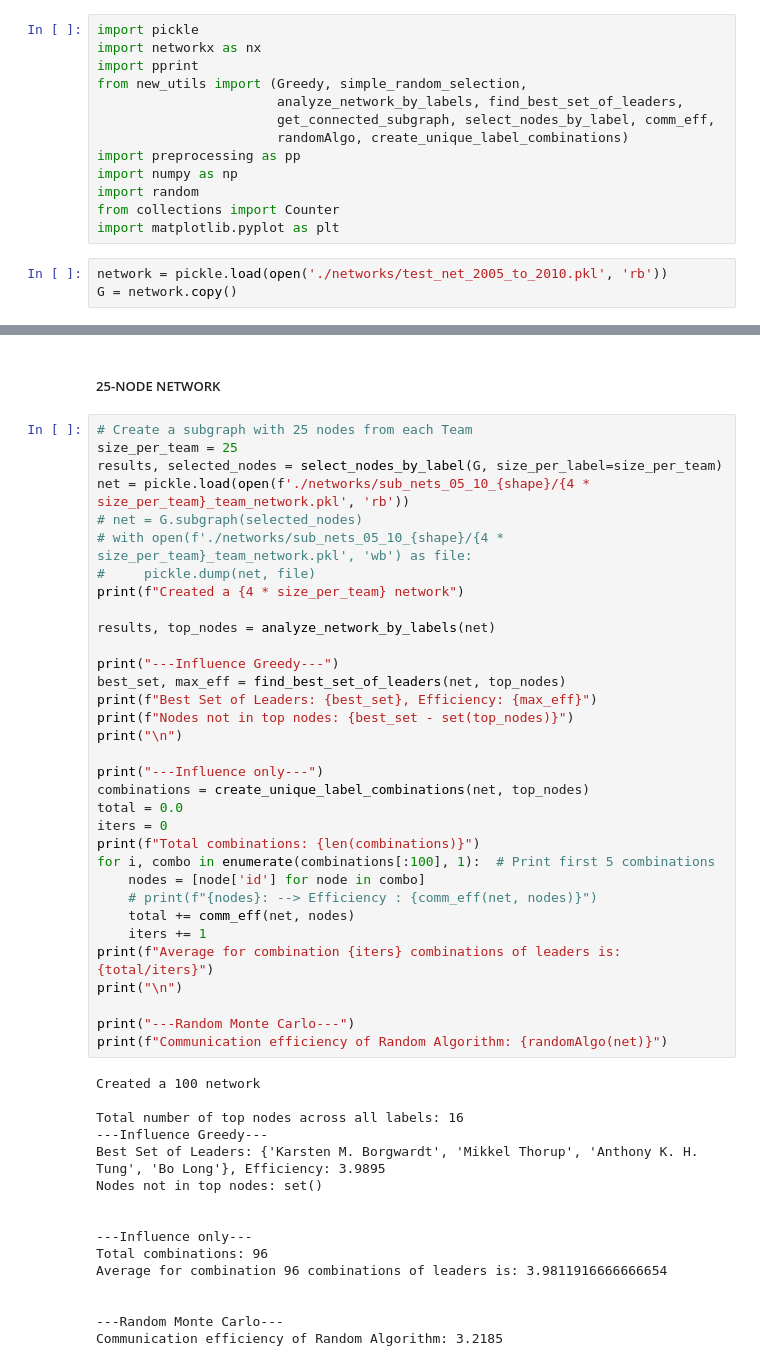
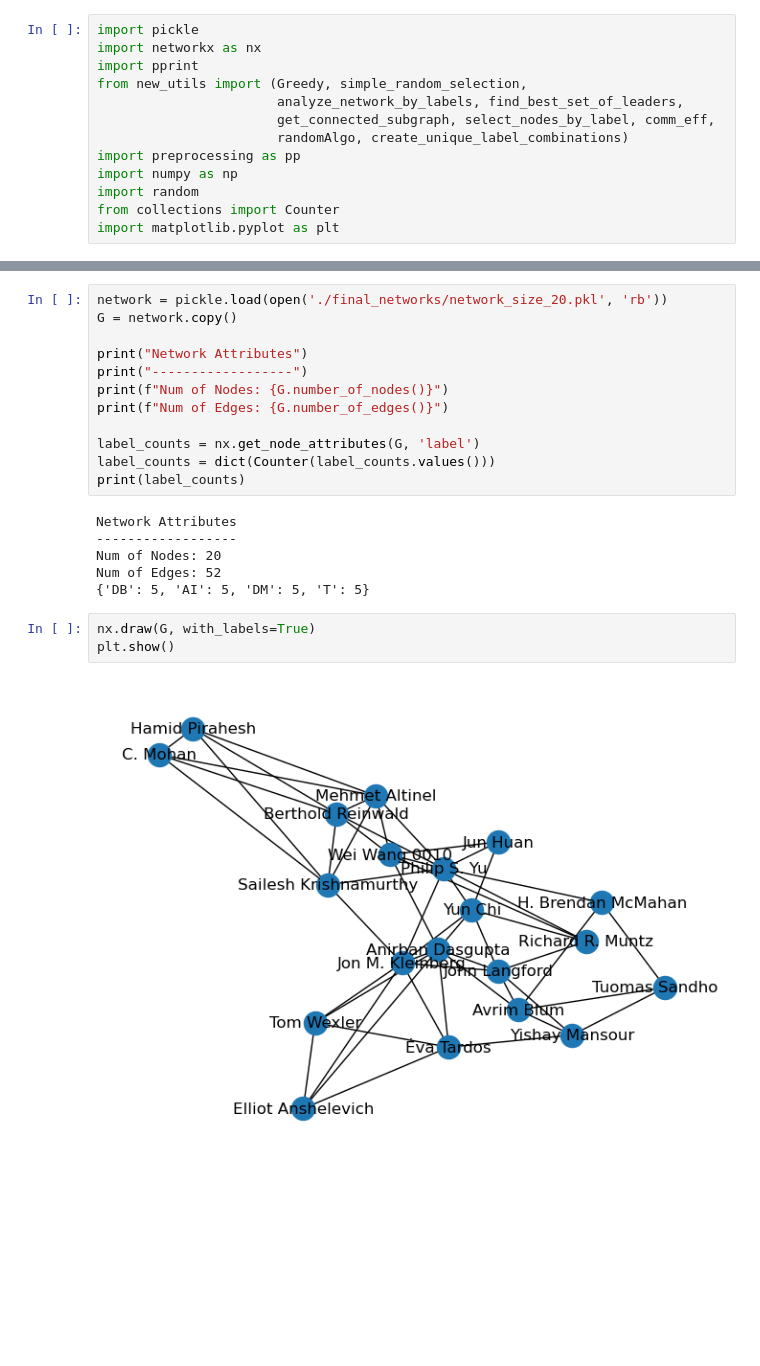
Before and after one commit to twumasimb/DBLP-Analysis, a Jupyter notebook: new_experiment_updates.ipynb, the cells around one changed output, grey strips where cells are left out. Cells and saved outputs as stored; diff of their text form; blank space fills up the shorter version.

```diff
--- a/new_experiment_updates.ipynb
+++ b/new_experiment_updates.ipynb
@@ -11,6 +11,3 @@ import numpy as np
 import random
 from collections import Counter
 import matplotlib.pyplot as plt
-# %%
-network = pickle.load(open('./networks/test_net_2005_to_2010.pkl', 'rb'))
-G = network.copy()
@@ -236,51 +14,23 @@ Communication efficiency of Random Algorithm: 3.444
-# %% [markdown]
-##### 25-NODE NETWORK
-# %%
-# Create a subgraph with 25 nodes from each Team
-size_per_team = 25
-results, selected_nodes = select_nodes_by_label(G, size_per_label=size_per_team)
-net = pickle.load(open(f'./networks/sub_nets_05_10_{shape}/{4 * size_per_team}_team_network.pkl', 'rb'))
-# net = G.subgraph(selected_nodes)
-# with open(f'./networks/sub_nets_05_10_{shape}/{4 * size_per_team}_team_network.pkl', 'wb') as file:
-#     pickle.dump(net, file)
-print(f"Created a {4 * size_per_team} network")
-
-results, top_nodes = analyze_network_by_labels(net)
-
-print("---Influence Greedy---")
-best_set, max_eff = find_best_set_of_leaders(net, top_nodes)
-print(f"Best Set of Leaders: {best_set}, Efficiency: {max_eff}")
-print(f"Nodes not in top nodes: {best_set - set(top_nodes)}")
-print("\n")
-
-print("---Influence only---")
-combinations = create_unique_label_combinations(net, top_nodes)
-total = 0.0
-iters = 0
-print(f"Total combinations: {len(combinations)}")
-for i, combo in enumerate(combinations[:100], 1):  # Print first 5 combinations
-    nodes = [node['id'] for node in combo]
-    # print(f"{nodes}: --> Efficiency : {comm_eff(net, nodes)}")
-    total += comm_eff(net, nodes)
-    iters += 1
-print(f"Average for combination {iters} combinations of leaders is: {total/iters}")
-print("\n")
-
-print("---Random Monte Carlo---")
-print(f"Communication efficiency of Random Algorithm: {randomAlgo(net)}")
-# %% [output]
-Created a 100 network
-
-Total number of top nodes across all labels: 16
----Influence Greedy---
-Best Set of Leaders: {'Karsten M. Borgwardt', 'Mikkel Thorup', 'Anthony K. H. Tung', 'Bo Long'}, Efficiency: 3.9895
-Nodes not in top nodes: set()
-
-
----Influence only---
-Total combinations: 96
-Average for combination 96 combinations of leaders is: 3.9811916666666654
-
-
----Random Monte Carlo---
-Communication efficiency of Random Algorithm: 3.2185
+# %%
+network = pickle.load(open('./final_networks/network_size_20.pkl', 'rb'))
+G = network.copy()
+
+print("Network Attributes")
+print("------------------")
+print(f"Num of Nodes: {G.number_of_nodes()}")
+print(f"Num of Edges: {G.number_of_edges()}")
+
+label_counts = nx.get_node_attributes(G, 'label')
+label_counts = dict(Counter(label_counts.values()))
+print(label_counts)
+# %% [output]
+Network Attributes
+------------------
+Num of Nodes: 20
+Num of Edges: 52
+{'DB': 5, 'AI': 5, 'DM': 5, 'T': 5}
+# %%
+nx.draw(G, with_labels=True)
+plt.show()
+# %% [output]
+[figure, added]
```
Also changed, not shown: parts of 36 cells of this notebook, 6 other files.
